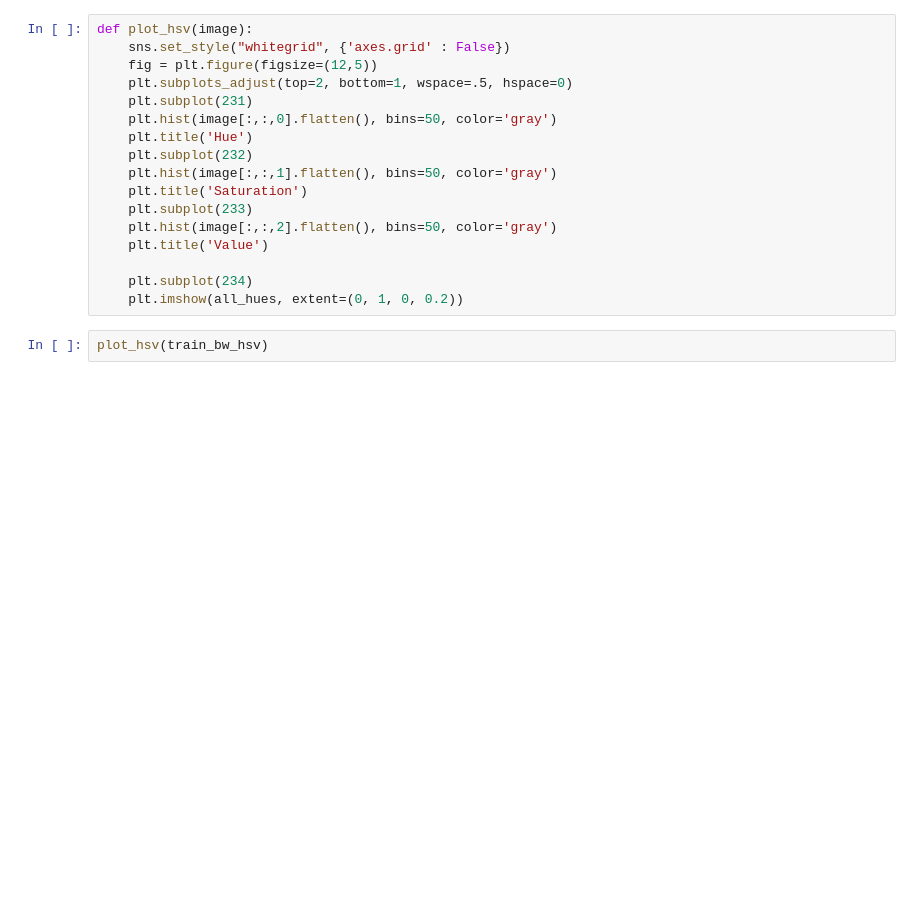
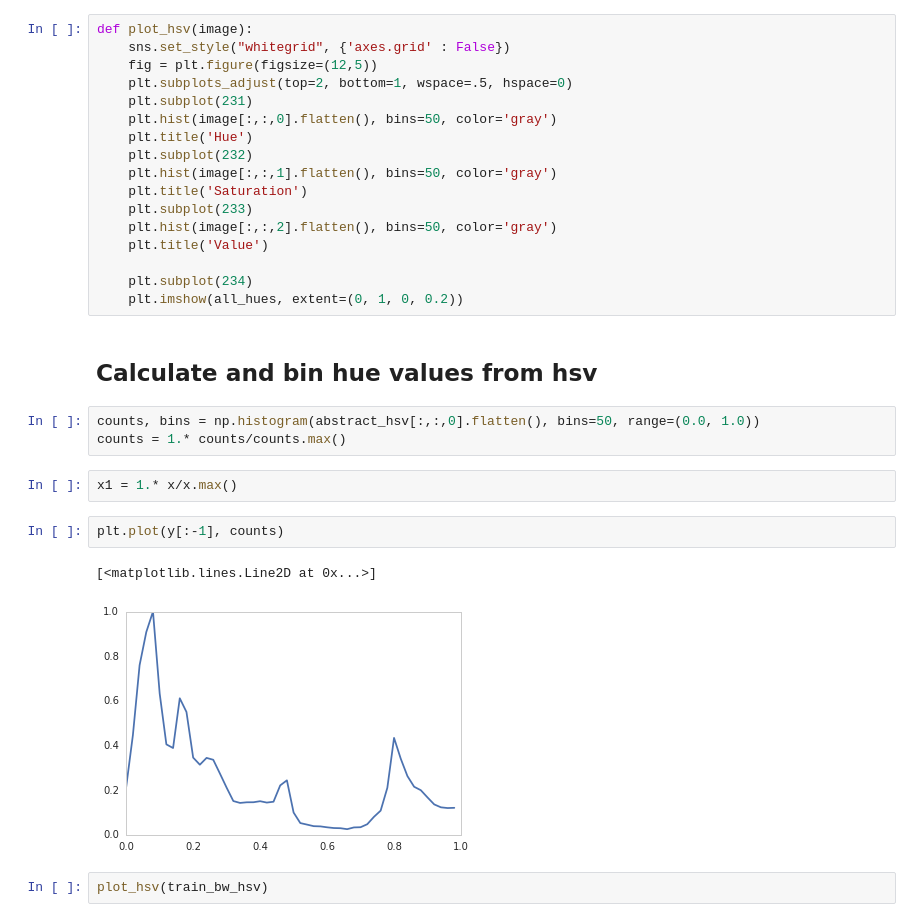
Before and after one commit to alichtner/artorithmia, a Jupyter notebook: sandbox/color_scales.ipynb, the cells around one changed output. Drawn from its saved outputs; the diff is of its cells as text; blank space fills up the shorter version.

```diff
--- a/sandbox/color_scales.ipynb
+++ b/sandbox/color_scales.ipynb
@@ -65,6 +66,18 @@ def plot_hsv(image):
 
     plt.subplot(234)
     plt.imshow(all_hues, extent=(0, 1, 0, 0.2))
+# %% [markdown]
+## Calculate and bin hue values from hsv
+# %%
+counts, bins = np.histogram(abstract_hsv[:,:,0].flatten(), bins=50, range=(0.0, 1.0))
+counts = 1.* counts/counts.max()
+# %%
+x1 = 1.* x/x.max()
+# %%
+plt.plot(y[:-1], counts)
+# %% [output]
+[<matplotlib.lines.Line2D at 0x...>]
+[figure, added]
 # %%
 plot_hsv(train_bw_hsv)
 # %% [output]
```
Also changed, not shown: parts of 5 cells of this notebook, 4 other files.
